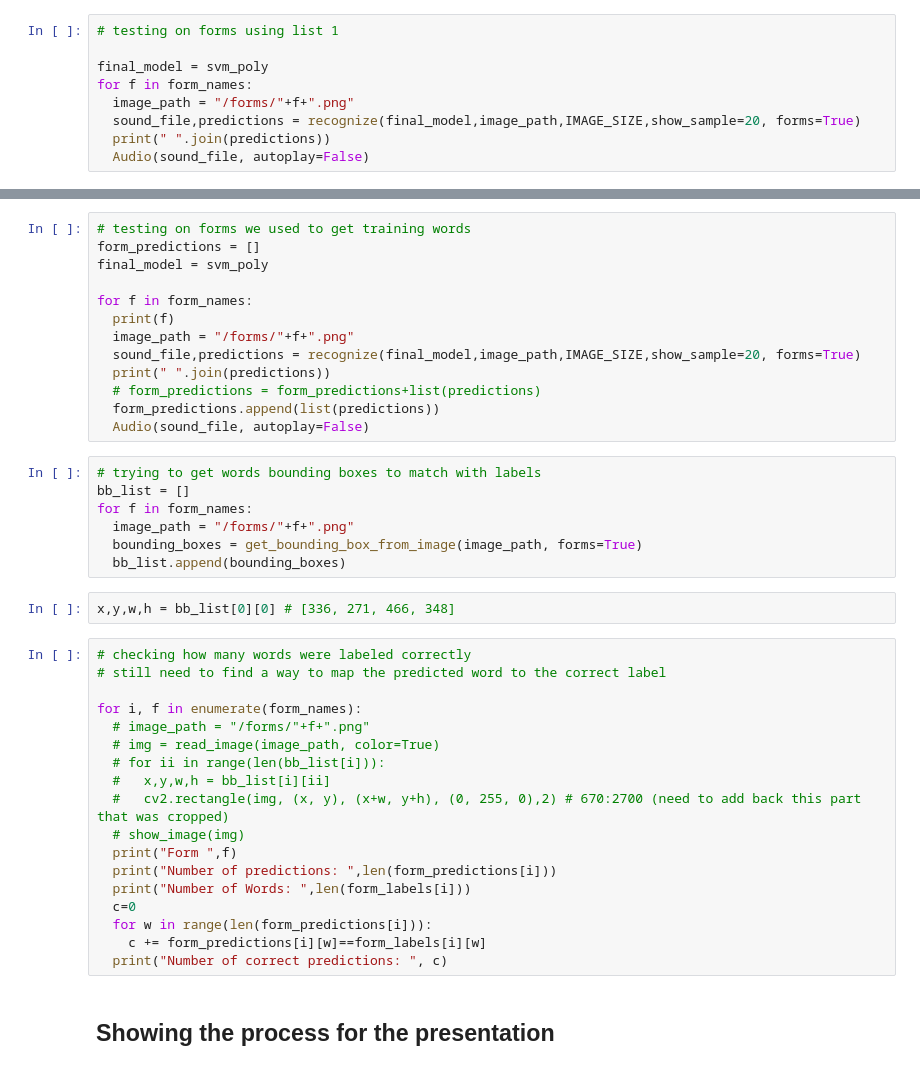
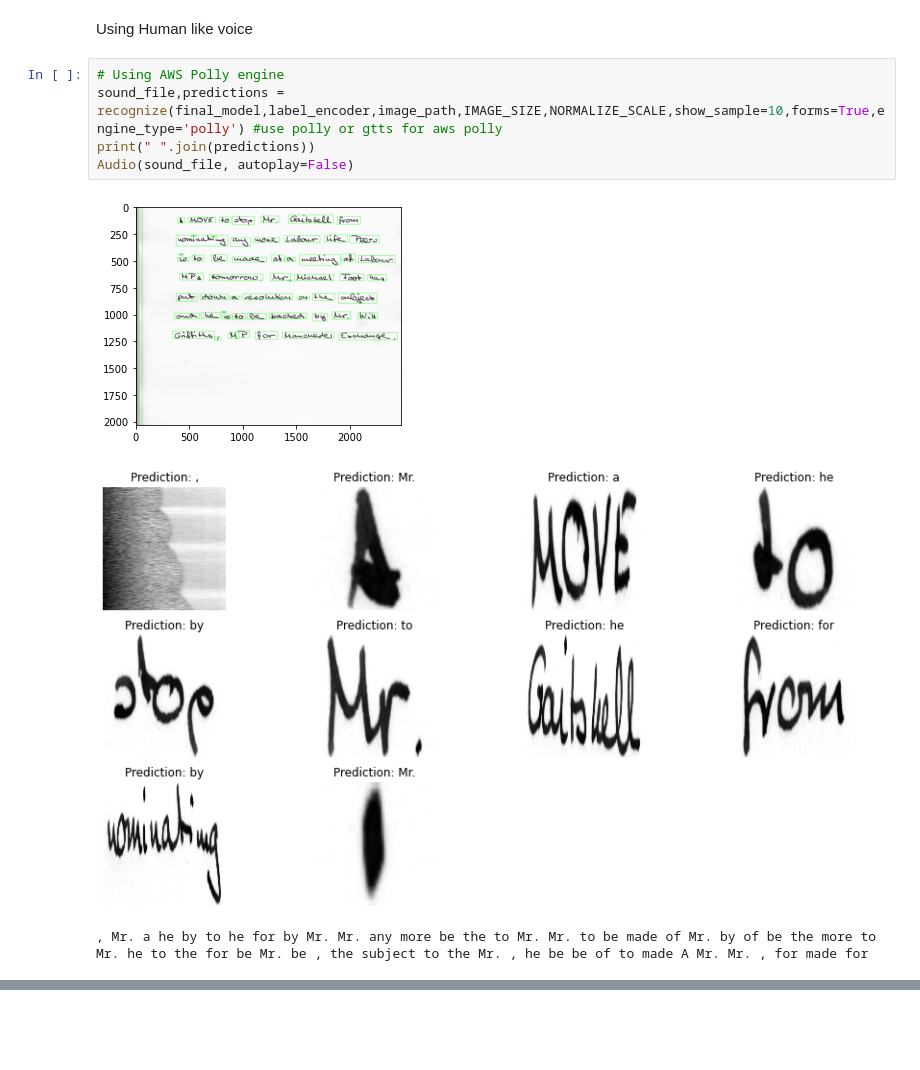
Before and after one commit to ISTA421INFO521/ML-final-project-Handwriting-Recognition, a Jupyter notebook: notebooks/HTR.ipynb, the cells around one changed output, grey strips where cells are left out. Drawn from its saved outputs; the diff is of its cells as text; blank space fills up the shorter version.

```diff
--- a/notebooks/HTR.ipynb
+++ b/notebooks/HTR.ipynb
@@ -774,10 +380,12 @@ to a to of to the to of the the to the to of to the of of a of of to the of to t
 [interactive output not drawn]
+# %% [markdown]
+Using Human like voice
 # %%
-# testing on forms using list 1
-
-final_model = svm_poly
-for f in form_names:
-  image_path = "/forms/"+f+".png"
-  sound_file,predictions = recognize(final_model,image_path,IMAGE_SIZE,show_sample=20, forms=True)
-  print(" ".join(predictions))
-  Audio(sound_file, autoplay=False)
+# Using AWS Polly engine
+sound_file,predictions = recognize(final_model,label_encoder,image_path,IMAGE_SIZE,NORMALIZE_SCALE,show_sample=10,forms=True,engine_type='polly') #use polly or gtts for aws polly
+print(" ".join(predictions))
+Audio(sound_file, autoplay=False)
+# %% [output]
+[figure, added]
+[figure, added]
+, Mr. a he by to he for by Mr. Mr. any more be the to Mr. Mr. to be made of Mr. by of be the more to Mr. he to the for be Mr. be , the subject to the Mr. , he be be of to made A Mr. Mr. , for made for
@@ -784,42 +392,0 @@ for f in form_names:
-# %%
-# testing on forms we used to get training words
-form_predictions = []
-final_model = svm_poly
-
-for f in form_names:
-  print(f)
-  image_path = "/forms/"+f+".png"
-  sound_file,predictions = recognize(final_model,image_path,IMAGE_SIZE,show_sample=20, forms=True)
-  print(" ".join(predictions))
-  # form_predictions = form_predictions+list(predictions)
-  form_predictions.append(list(predictions))
-  Audio(sound_file, autoplay=False)
-# %%
-# trying to get words bounding boxes to match with labels
-bb_list = []
-for f in form_names:
-  image_path = "/forms/"+f+".png"
-  bounding_boxes = get_bounding_box_from_image(image_path, forms=True)
-  bb_list.append(bounding_boxes)
-# %%
-x,y,w,h = bb_list[0][0] # [336, 271, 466, 348]
-# %%
-# checking how many words were labeled correctly
-# still need to find a way to map the predicted word to the correct label
-
-for i, f in enumerate(form_names):
-  # image_path = "/forms/"+f+".png"
-  # img = read_image(image_path, color=True)
-  # for ii in range(len(bb_list[i])):
-  #   x,y,w,h = bb_list[i][ii]
-  #   cv2.rectangle(img, (x, y), (x+w, y+h), (0, 255, 0),2) # 670:2700 (need to add back this part that was cropped)
-  # show_image(img)
-  print("Form ",f)
-  print("Number of predictions: ",len(form_predictions[i]))
-  print("Number of Words: ",len(form_labels[i]))
-  c=0
-  for w in range(len(form_predictions[i])):
-    c += form_predictions[i][w]==form_labels[i][w]
-  print("Number of correct predictions: ", c)
-# %% [markdown]
-## Showing the process for the presentation
```
Also changed, not shown: parts of 120 cells of this notebook, 3 other files.
